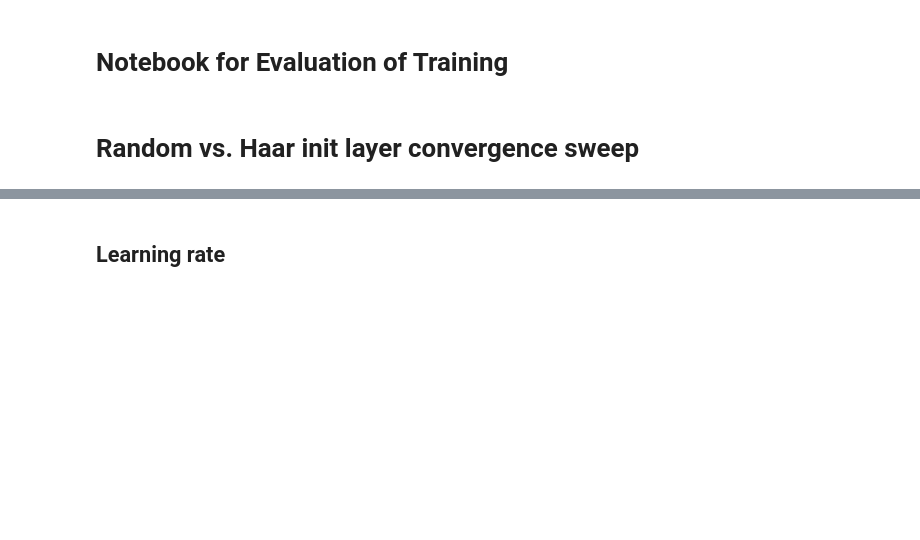
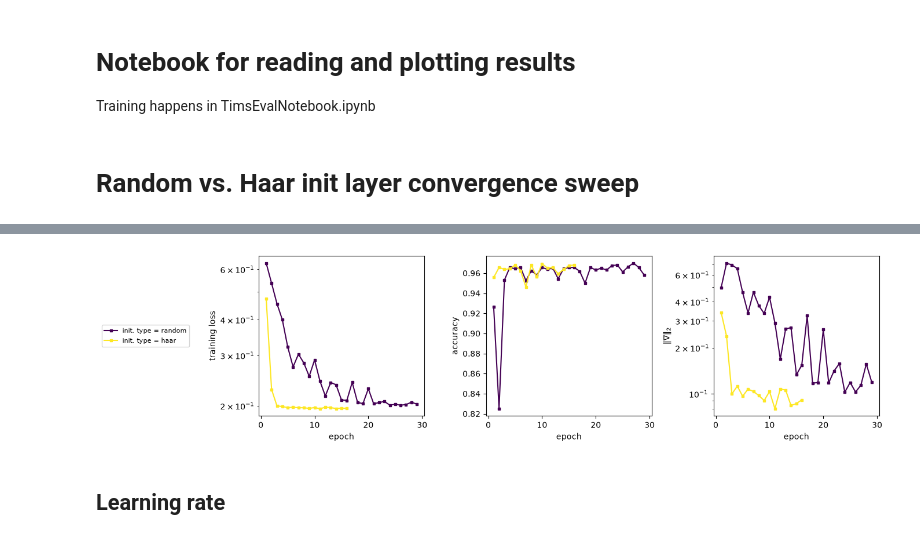
Before and after one commit to kaschdaniel/MANTIS, a Jupyter notebook: Training.ipynb, the cells around one changed output, grey strips where cells are left out. Drawn from its saved outputs; the diff is of its cells as text; code cells hidden in the pictures; blank space fills up the shorter version.

```diff
--- a/Training.ipynb
+++ b/Training.ipynb
@@ -1,5 +1,6 @@
 # %% [markdown]
-# Notebook for Evaluation of Training
+# Notebook for reading and plotting results
+Training happens in TimsEvalNotebook.ipynb
 # %%
 %load_ext autoreload
 %autoreload 2
@@ -37,7 +38,7 @@ sweep=["random", "haar"] #all sweeps
 sweep_label="init. type"
 
 for s in sweep:
-    t = Trainer.load(os.path.join(os.getcwd(),f"results/{sweep_label}/{s:.3f}.json"))
+    t = Trainer.load(os.path.join(os.getcwd(),f"results/{sweep_label}/{s}.json"))
     test_loss, test_acc = t.evaluate(E_test, Y_test)
     trainers.append(t)
 
@@ -46,3 +47,8 @@ for s, t in zip(sweep, trainers):
           f"loss={t.history['loss'][-1]:.5f}  "
           f"train acc={t.history['acc'][-1]:.4f}  "
           f"test acc={t.test_acc:.4f}  {t.train_time:.0f}s")
+
+fig, _ = plot_training(trainers, sweep_values=sweep, sweep_label=sweep_label ,keys=("loss", "acc", "grad_norm"), x_axis="epoch")
+plt.savefig(f"results/{sweep_label}/plot_training_epoch.png",
+            dpi=600, bbox_inches='tight')
+# %% [output]
@@ -49,3 +59,4 @@ for s, t in zip(sweep, trainers):
+[figure, added]
 # %% [markdown]
 ## Learning rate
 # %%
```
Also changed, not shown: parts of 3 cells of this notebook, 12 other files.
